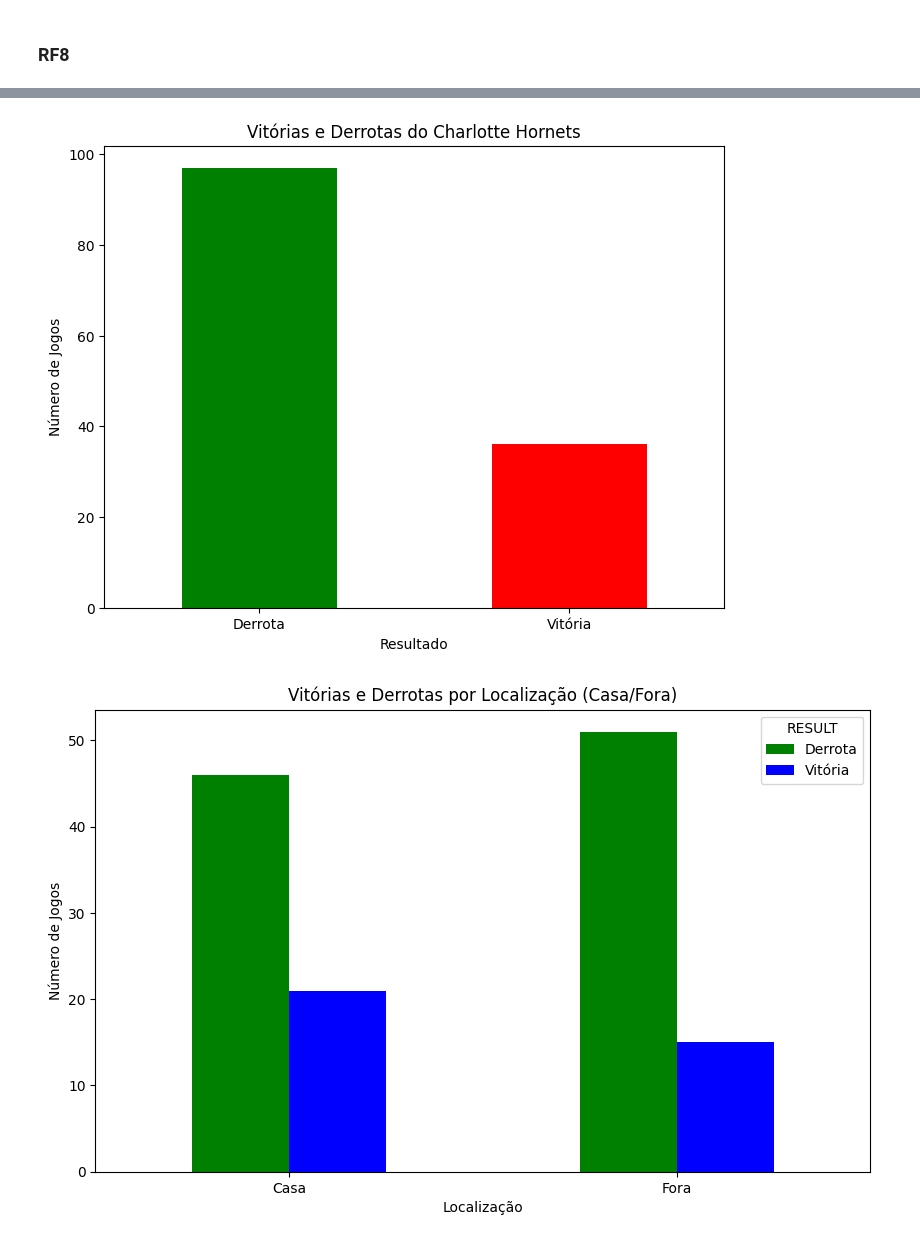
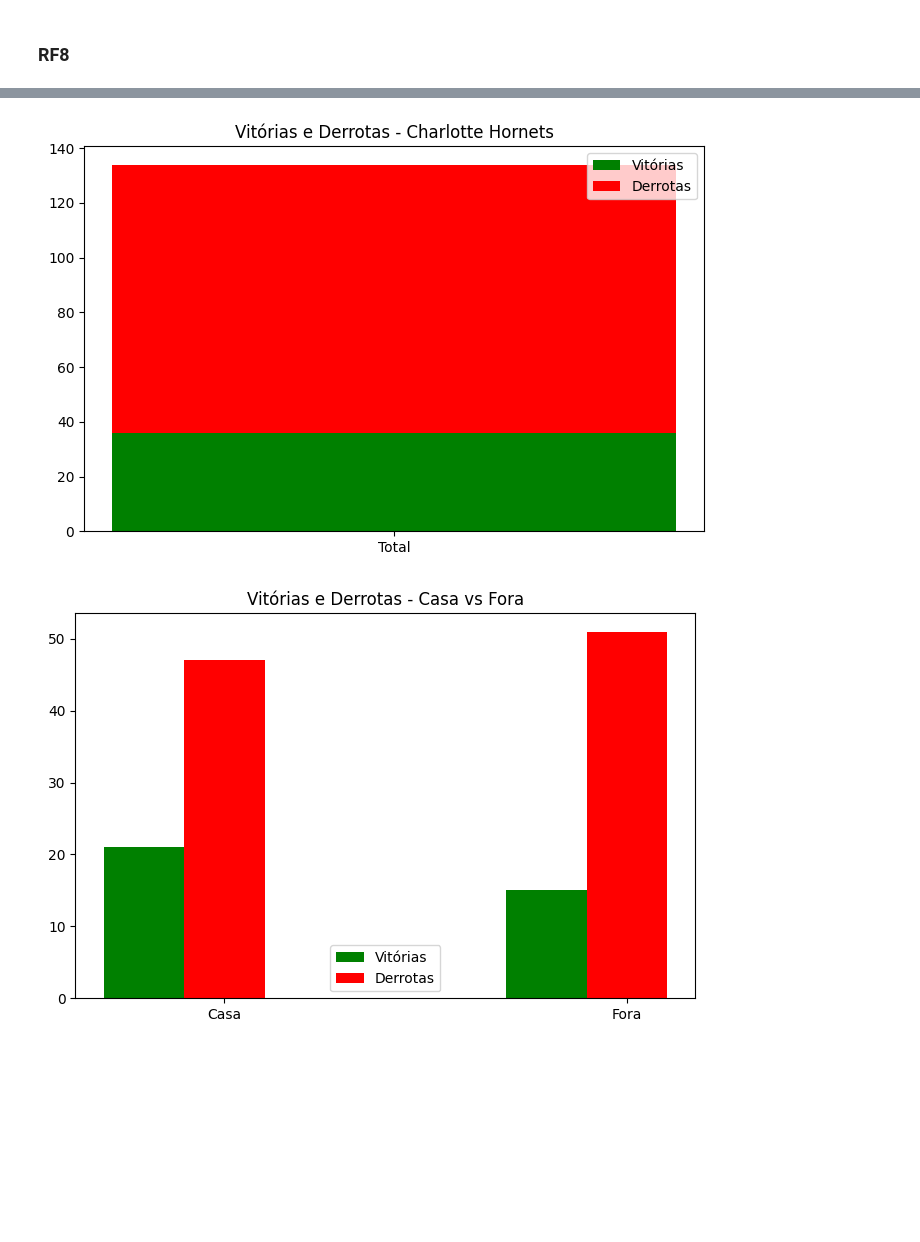
Before and after one commit to genarioazevedoufape/preditor_jogos_nba, a Jupyter notebook: eda_parte_1.ipynb, the cells around one changed output, grey strips where cells are left out. Drawn from its saved outputs; the diff is of its cells as text; code cells hidden in the pictures; blank space fills up the shorter version.

```diff
--- a/eda_parte_1.ipynb
+++ b/eda_parte_1.ipynb
@@ -807,26 +881,29 @@ def calc_game_types(team_games):
 # %%
-# Aplicando a função
-all_games = calc_game_types(all_games)
-
-# Gráfico de Barras Empilhado para Vitórias e Derrotas
-victories_losses = all_games.groupby(['RESULT']).size()
-ax = victories_losses.plot(kind='bar', stacked=True, color=['green', 'red'], figsize=(8, 6))
-ax.set_title('Vitórias e Derrotas do Charlotte Hornets')
-ax.set_ylabel('Número de Jogos')
-ax.set_xlabel('Resultado')
-plt.xticks(rotation=0)
+# Gráfico 1: Barras Empilhadas de Vitórias e Derrotas
+plt.figure(figsize=(8, 5))
+plt.bar(["Total"], [wins], color="green", label="Vitórias")
+plt.bar(["Total"], [losses], bottom=[wins], color="red", label="Derrotas")
+plt.title("Vitórias e Derrotas - Charlotte Hornets")
+plt.legend()
 plt.show()
 # %% [output]
-[figure, old version]
+[figure, new version]
 # %%
-# Gráfico de Barras Agrupado para Vitórias em Casa, Vitórias Fora de Casa, Derrotas em Casa, Derrotas Fora de Casa
-location_results = all_games.groupby(['LOCATION_TYPE', 'RESULT']).size().unstack().fillna(0)
-location_results.plot(kind='bar', stacked=False, color=['green', 'blue', 'red', 'brown'], figsize=(10, 6))
-plt.title('Vitórias e Derrotas por Localização (Casa/Fora)')
-plt.ylabel('Número de Jogos')
-plt.xlabel('Localização')
-plt.xticks(rotation=0)
+# Gráfico 2: Barras Agrupadas (Vitórias e Derrotas em Casa/Fora)
+labels = ["Casa", "Fora"]
+values = [[wins_home, wins_away], [losses_home, losses_away]]
+
+x = np.arange(len(labels))
+width = 0.2
+
+fig, ax = plt.subplots(figsize=(8, 5))
+ax.bar(x - width, values[0], width, label="Vitórias", color="green")
+ax.bar(x, values[1], width, label="Derrotas", color="red")
+ax.set_xticks(x)
+ax.set_xticklabels(labels)
+ax.set_title("Vitórias e Derrotas - Casa vs Fora")
+ax.legend()
 plt.show()
 # %% [output]
-[figure, old version]
+[figure, new version]
 # %%
```
Also changed, not shown: parts of 39 cells of this notebook.
